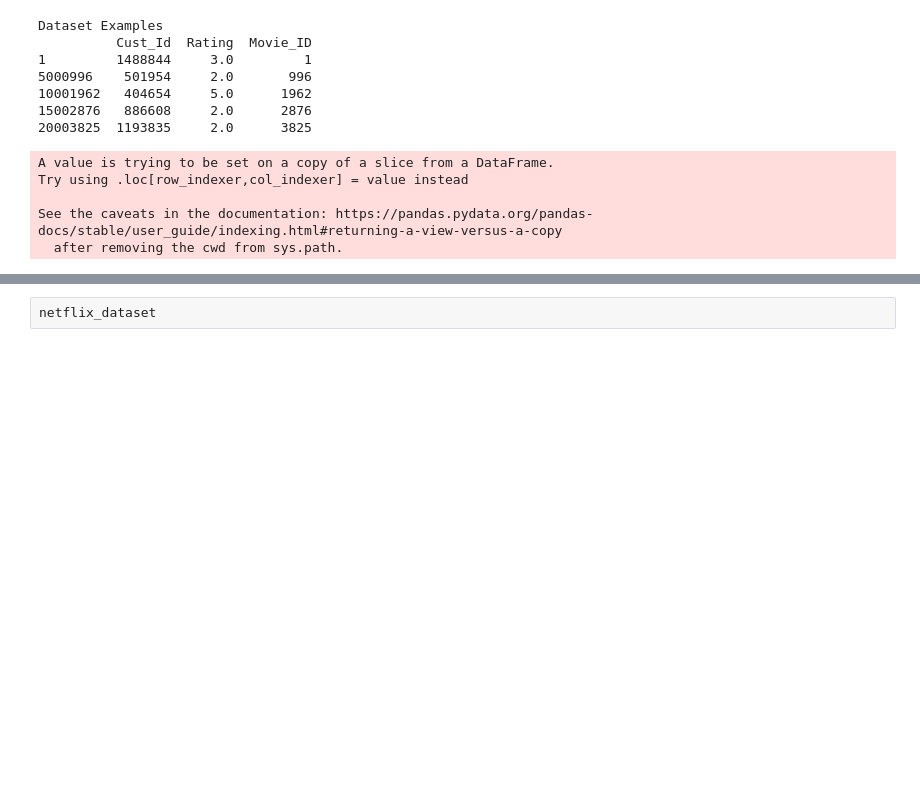
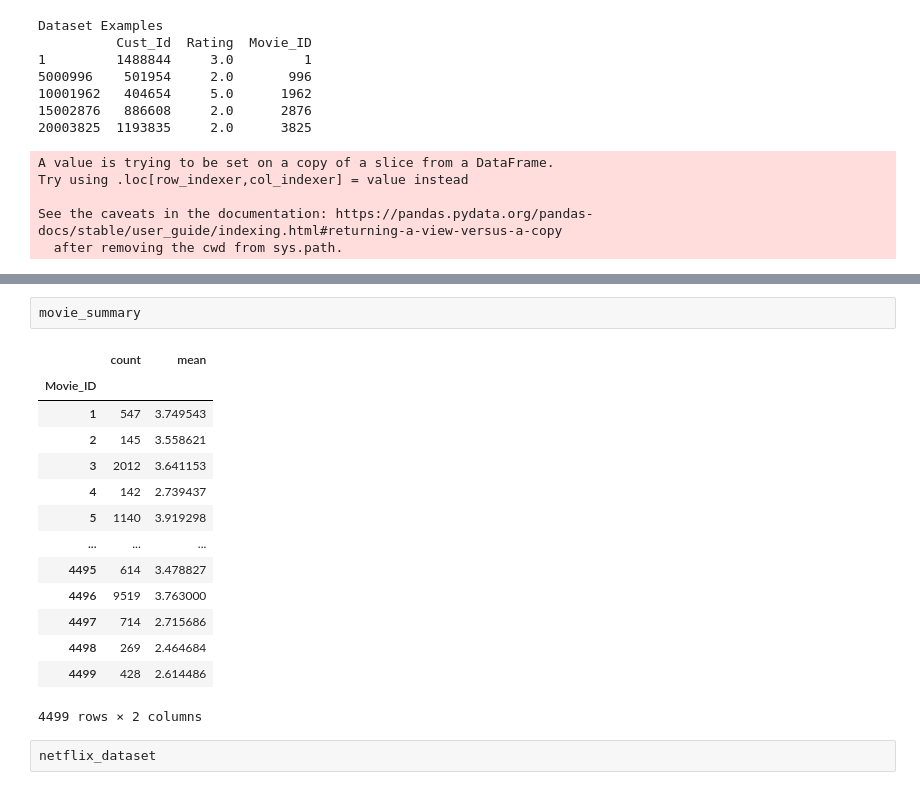
Before and after one commit to Abhiii1603/Abhiii1603, a Jupyter notebook: Netflix-recommendation.ipynb, the cells around one changed output, grey strips where cells are left out. Cells and saved outputs as stored; diff of their text form; blank space fills up the shorter version.

```diff
--- a/Netflix-recommendation.ipynb
+++ b/Netflix-recommendation.ipynb
@@ -343,3 +376,20 @@ movie_benchmark = round(movie_summary['count'].quantile(0.7),0)
+# %%
+movie_summary
+# %% [output]
+|  | count | mean |
+| Movie_ID |  |  |
+| 1 | 547 | 3.749543 |
+| 2 | 145 | 3.558621 |
+| 3 | 2012 | 3.641153 |
+| 4 | 142 | 2.739437 |
+| 5 | 1140 | 3.919298 |
+| ... | ... | ... |
+| 4495 | 614 | 3.478827 |
+| 4496 | 9519 | 3.763000 |
+| 4497 | 714 | 2.715686 |
+| 4498 | 269 | 2.464684 |
+| 4499 | 428 | 2.614486 |
+4499 rows × 2 columns
 # %%
 netflix_dataset
 # %% [output]
```
Also changed, not shown: parts of 17 cells of this notebook.
